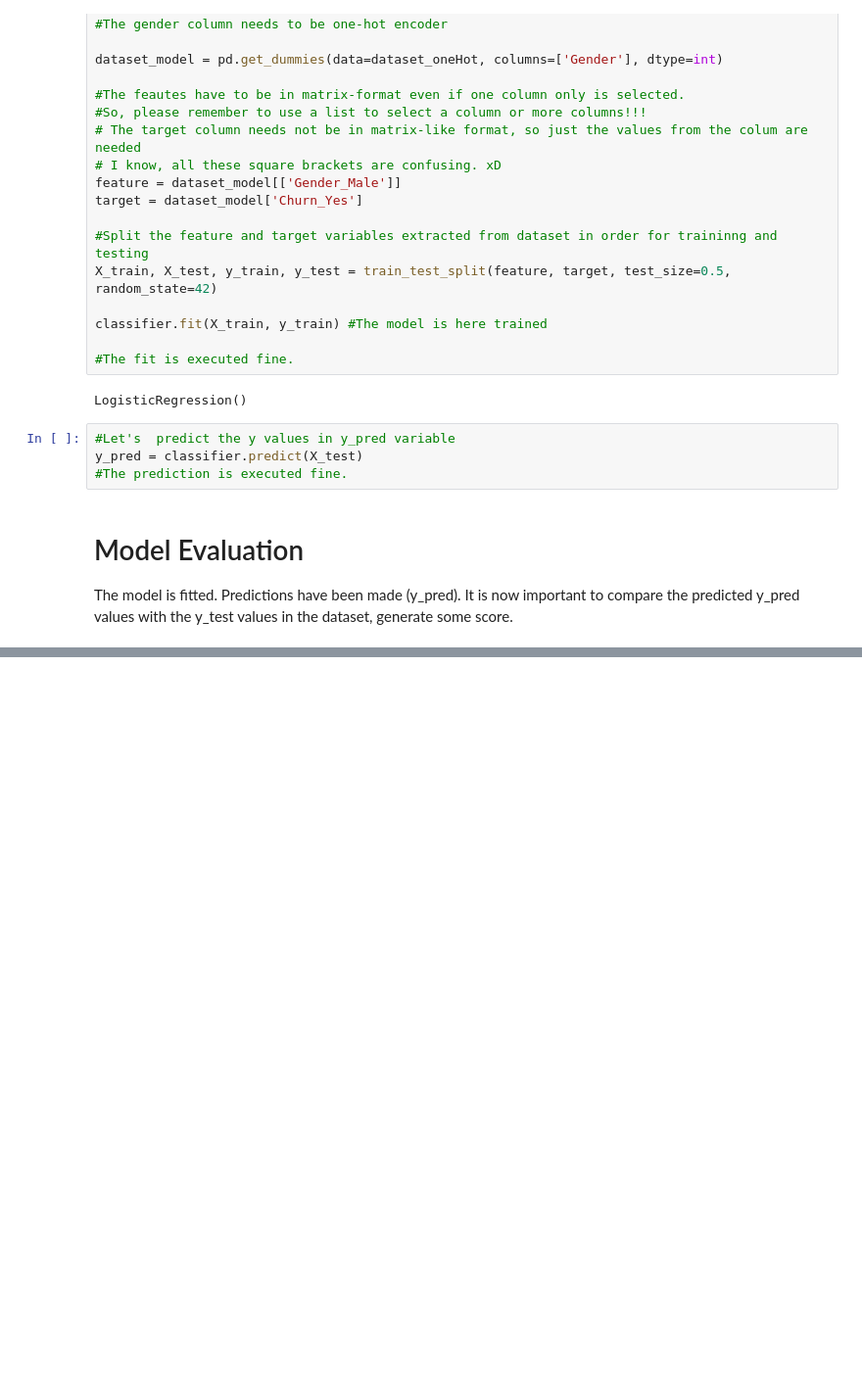
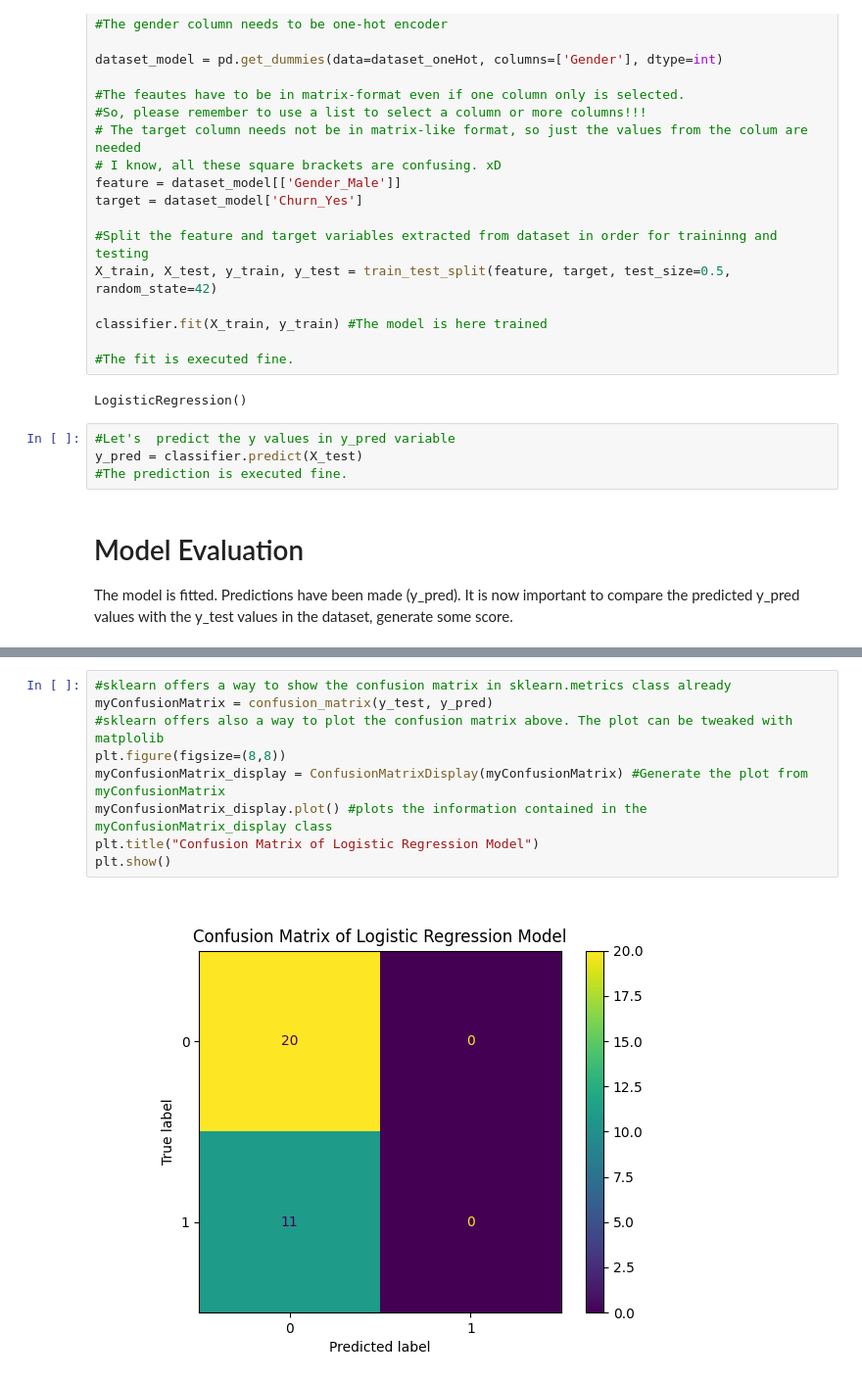
Before and after one commit to Marios9MF/LogisticRegression, a Jupyter notebook: notebook.ipynb, the cells around one changed output, grey strips where cells are left out. Shown at 98% size. Cells and saved outputs as stored; diff of their text form; blank space fills up the shorter version.

```diff
--- a/notebook.ipynb
+++ b/notebook.ipynb
@@ -265,0 +281,11 @@ weighted avg       0.36      0.60      0.45        30
+# %%
+#sklearn offers a way to show the confusion matrix in sklearn.metrics class already
+myConfusionMatrix = confusion_matrix(y_test, y_pred)
+#sklearn offers also a way to plot the confusion matrix above. The plot can be tweaked with matplolib
+plt.figure(figsize=(8,8))
+myConfusionMatrix_display = ConfusionMatrixDisplay(myConfusionMatrix) #Generate the plot from myConfusionMatrix
+myConfusionMatrix_display.plot() #plots the information contained in the myConfusionMatrix_display class
+plt.title("Confusion Matrix of Logistic Regression Model")
+plt.show()
+# %% [output]
+[figure, added]
```
Also changed, not shown: parts of 8 cells of this notebook, 4 other files.
